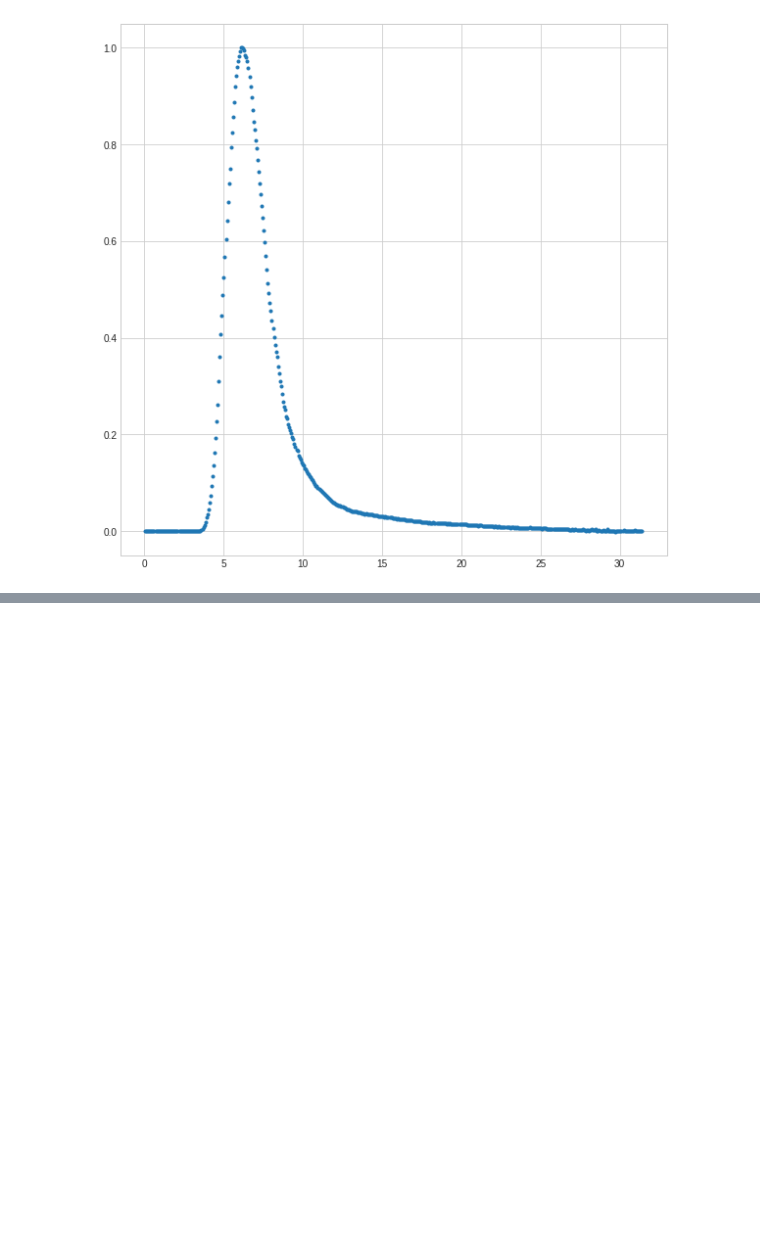
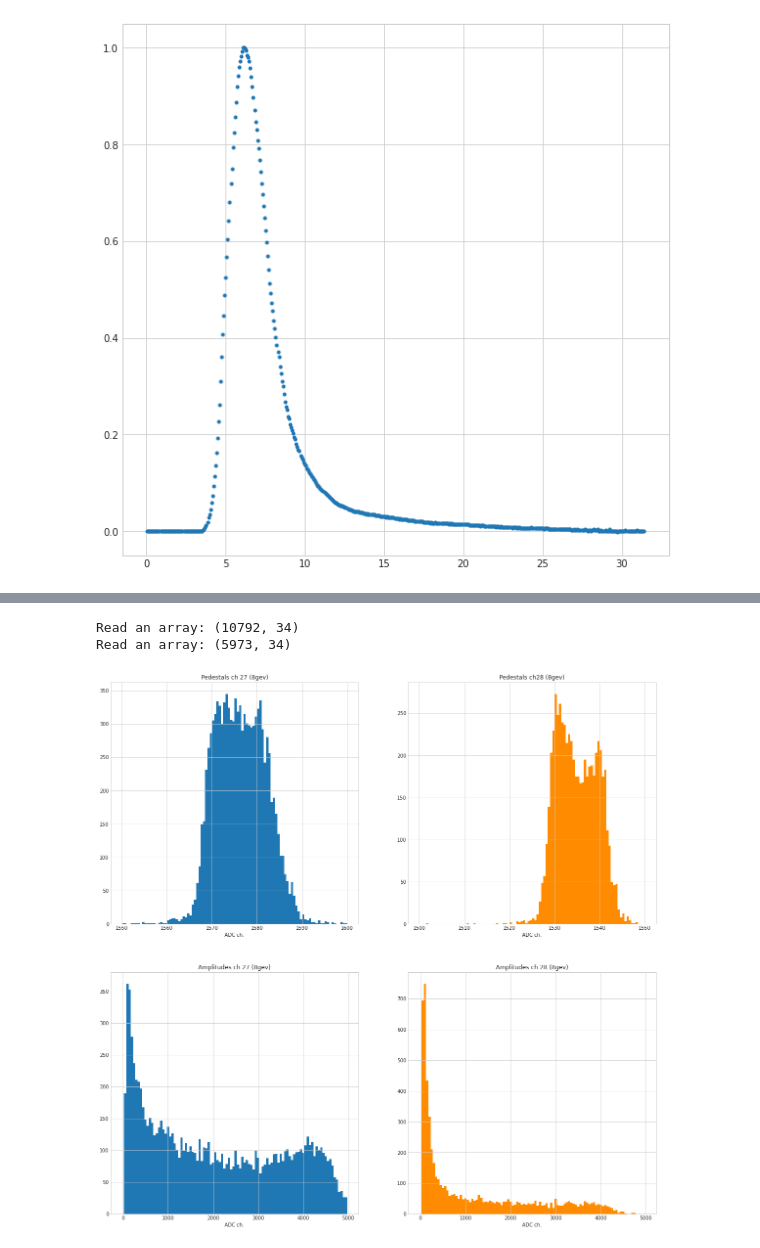
Before and after one commit to regmi-sijan/ml4cal, a Jupyter notebook: testbeam/template.ipynb, the cells around one changed output, grey strips where cells are left out. Cells and saved outputs as stored; diff of their text form; code cells hidden in the pictures; blank space fills up the shorter version.

```diff
--- a/testbeam/template.ipynb
+++ b/testbeam/template.ipynb
@@ -43,0 +51,17 @@ def tempfit(x, *par):
+# %%
+import numpy as np
+with open('8gev_2099_27.npy', 'rb') as f: X = np.load(f)
+print(f'''Read an array: {X.shape}''')
+
+cnt=0
+
+for entry in X:
+    cnt+=1
+    if(cnt>2): break
+    wave=entry[0:31]
+    params=entry[31:]
+
+    fit = tempfit(wave, *params)
+
+    print(f'''{fit}''')
+    print(f'''{wave}''')
@@ -44,3 +86,54 @@ def tempfit(x, *par):
+# %%
+with open('8gev_2099_27.npy', 'rb') as f: X = np.load(f)
+print(f'''Read an array: {X.shape}''')
+pedestals = X[:,33]
+amplitudes = X[:,31]
+
+from    matplotlib import colors
+
+plt.style.use('seaborn-whitegrid')
+plt.rcParams["figure.figsize"] = (20,20)
+
+fig, ((ax1, ax2), (ax3, ax4)) = plt.subplots(2,2)
+
+_ = ax1.hist(pedestals, bins=100, range=(1550, 1600))
+ax1.set_title('Pedestals ch 27 (8gev)')
+ax1.set_xlabel('ADC ch.')
+
+ax1.xaxis.set_zorder(10.0)
+ax1.yaxis.set_zorder(10.0)
+
+
+_ = ax3.hist(amplitudes, align='left', bins=100, range=(0, 5000))
+ax3.set_title('Amplitudes ch 27 (8gev)')
+ax3.set_xlabel('ADC ch.')
+ax3.xaxis.set_zorder(10.0)
+ax3.yaxis.set_zorder(10.0)
+
+
+with open('8gev_2099_28.npy', 'rb') as f: X = np.load(f)
+print(f'''Read an array: {X.shape}''')
+pedestals = X[:,33]
+amplitudes = X[:,31]
+
+_ = ax2.hist(pedestals, bins=100, range=(1500, 1550), color='darkorange')
+ax2.set_title('Pedestals ch28 (8gev)')
+ax2.set_xlabel('ADC ch.')
+
+ax2.xaxis.set_zorder(10.0)
+ax2.yaxis.set_zorder(10.0)
+
+
+_ = ax4.hist(amplitudes, align='left', bins=100, range=(0, 5000), color='darkorange')
+ax4.set_title('Amplitudes ch 28 (8gev)')
+ax4.set_xlabel('ADC ch.')
+
+ax4.xaxis.set_zorder(10.0)
+ax4.yaxis.set_zorder(10.0)
+# %% [output]
+Read an array: (10792, 34)
+Read an array: (5973, 34)
+[figure, added]
 # %%
 x  = np.linspace(0, 30, 30, endpoint=False)
 x1 = np.linspace(0, 30, 300, endpoint=False)
```
Also changed, not shown: parts of 4 cells of this notebook, 2 other files.
